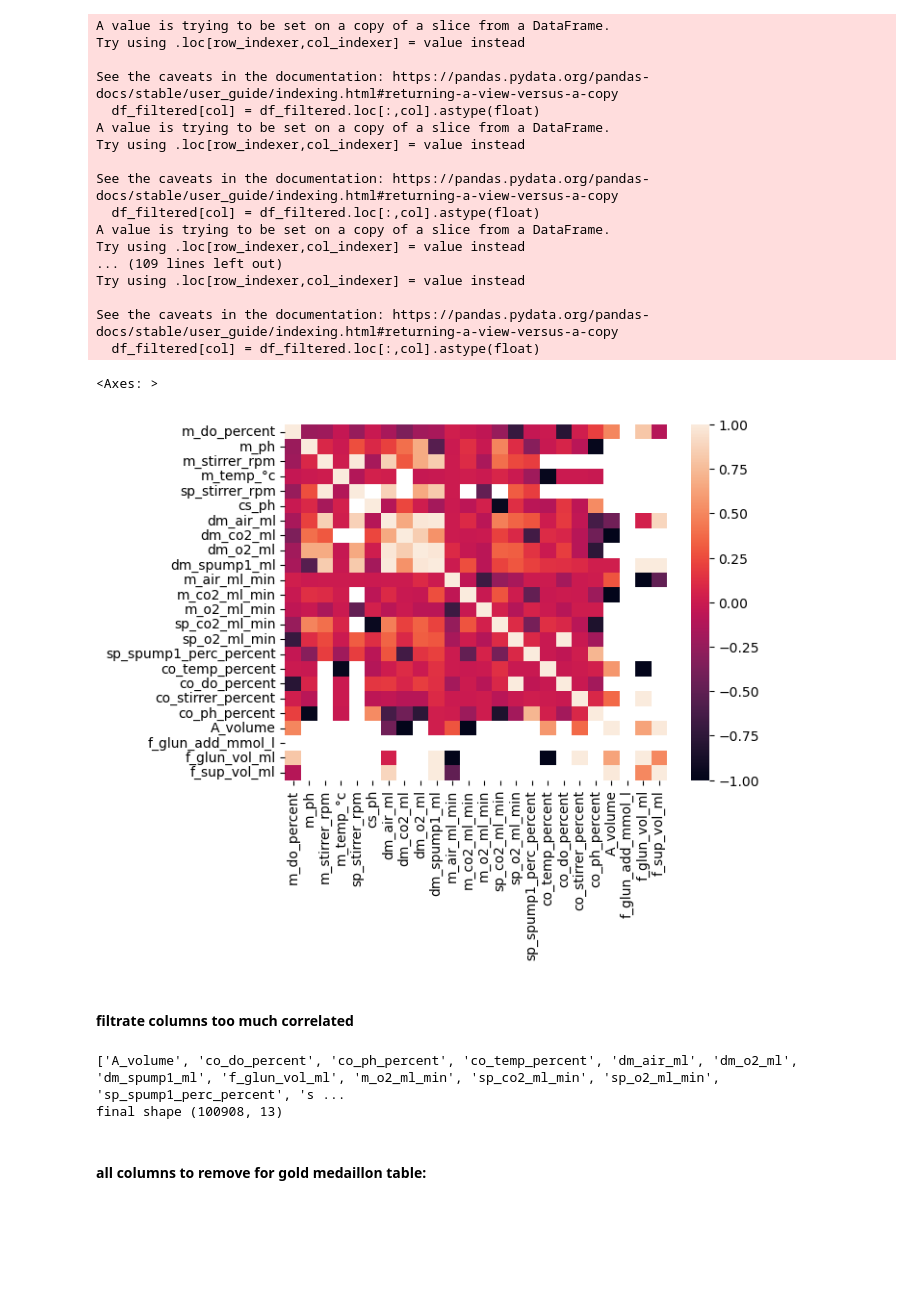
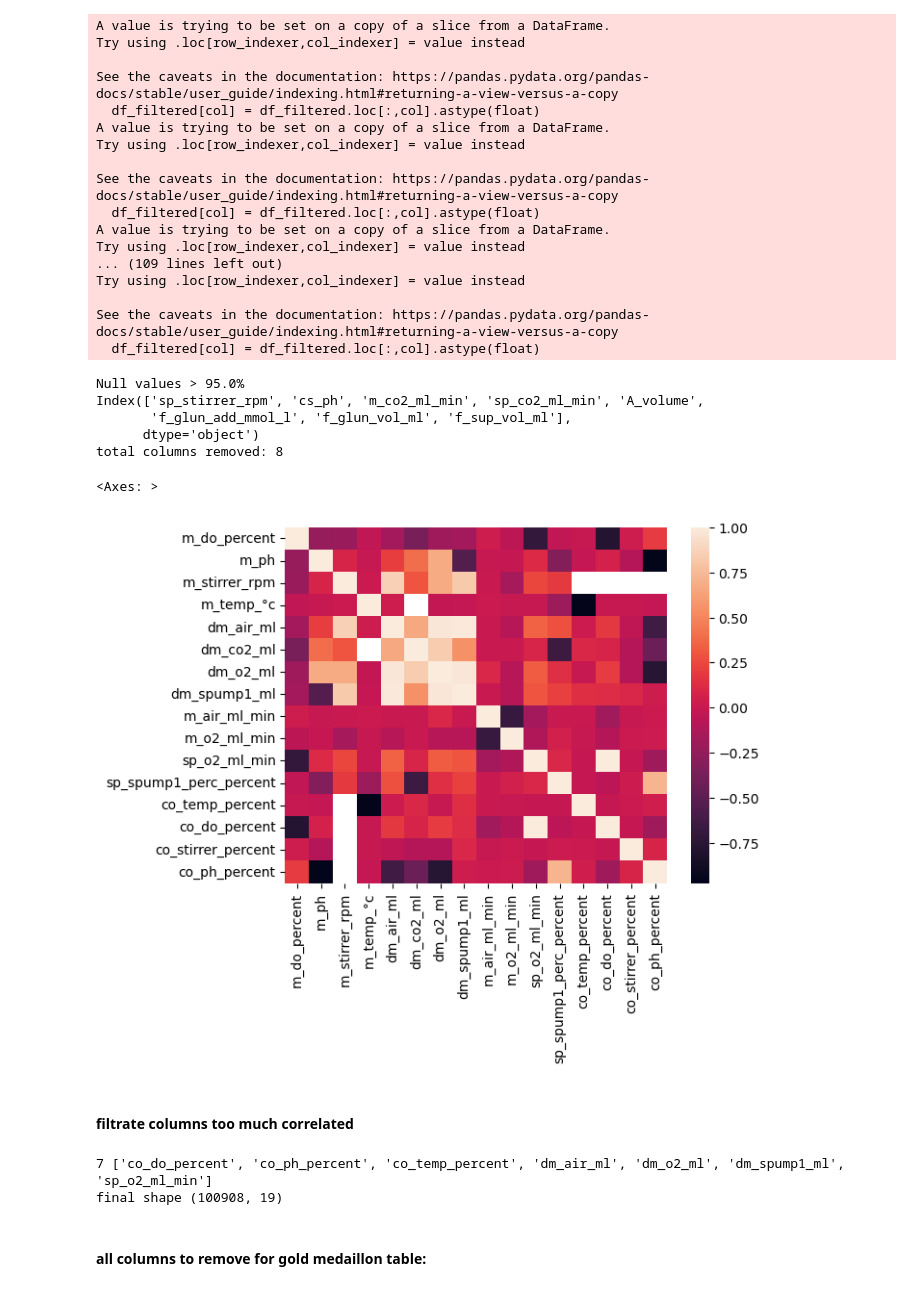
Before and after one commit to RCaz33/DataBricks_Hackathon, a Jupyter notebook: 00_EDA.ipynb, the cells around one changed output. Saved outputs shown, nothing was run; the diff lists cells and outputs as text; code cells hidden in the pictures; blank space fills up the shorter version.

```diff
--- a/00_EDA.ipynb
+++ b/00_EDA.ipynb
@@ -67,6 +26,8 @@ sns.heatmap(data['Capacitance'].select_dtypes('number').fillna(0).corr())
 # %% [output]
 <Axes: >
 [figure]
+# %%
+data['Capacitance'].columns = [a.strip() for a in data['Capacitance'].columns.values]
 # %%
 f, ax = plt.subplots(1,4,figsize=(12,3))
 
@@ -312,8 +283,3 @@ Try using .loc[row_indexer,col_indexer] = value instead
 
 See the caveats in the documentation: https://pandas.pydata.org/pandas-docs/stable/user_guide/indexing.html#returning-a-view-versus-a-copy
   df_filtered[col] = df_filtered.loc[:,col].astype(float)
-# %%
-sns.heatmap(df_filtered.iloc[:,2:].corr())
-# %% [output]
-<Axes: >
-[figure, removed]
@@ -320,8 +288,27 @@ sns.heatmap(df_filtered.iloc[:,2:].corr())
+# %%
+threshold_null = 0.95
+mask_thrshold_null = (df_filtered.isnull().sum() > df_filtered.shape[0] * threshold_null)
+print(f"Null values > {threshold_null*100}%")
+print(df_filtered.columns[mask_thrshold_null])
+print(f"total columns removed: {mask_thrshold_null.sum()}")
+# %% [output]
+Null values > 95.0%
+Index(['sp_stirrer_rpm', 'cs_ph', 'm_co2_ml_min', 'sp_co2_ml_min', 'A_volume',
+       'f_glun_add_mmol_l', 'f_glun_vol_ml', 'f_sup_vol_ml'],
+      dtype='object')
+total columns removed: 8
+# %%
+sns.heatmap(df_filtered.loc[:,~mask_thrshold_null].iloc[:,2:].corr())
+# %% [output]
+<Axes: >
+[figure, added]
 # %% [markdown]
 #### filtrate columns too much correlated
 # %%
-corr_df = df_filtered.iloc[:,2:].corr()
-threshold = 0.6
+_ = df_filtered.loc[:,~mask_thrshold_null].iloc[:,2:]
+
+corr_df = _.corr()
+threshold = 0.7
 cols_to_drop = set()
 cols = corr_df.columns
 
@@ -340,12 +327,12 @@ for i in range(len(cols)):
                 else:
                      cols_to_drop.add(col2)
 
-print(sorted(list(cols_to_drop)))
+print(len(cols_to_drop),sorted(list(cols_to_drop)))
 final_df = df_filtered.loc[:,~df_filtered.columns.isin(cols_to_drop)]
 print("final shape", final_df.shape)
 # %% [output]
-['A_volume', 'co_do_percent', 'co_ph_percent', 'co_temp_percent', 'dm_air_ml', 'dm_o2_ml', 'dm_spump1_ml', 'f_glun_vol_ml', 'm_o2_ml_min', 'sp_co2_ml_min', 'sp_o2_ml_min', 'sp_spump1_perc_percent', 's ...
-final shape (100908, 13)
+7 ['co_do_percent', 'co_ph_percent', 'co_temp_percent', 'dm_air_ml', 'dm_o2_ml', 'dm_spump1_ml', 'sp_o2_ml_min']
+final shape (100908, 19)
 # %% [markdown]
 #### all columns to remove for gold medaillon table:
 # %%
```
Also changed, not shown: parts of 29 cells of this notebook, 7 other files.
